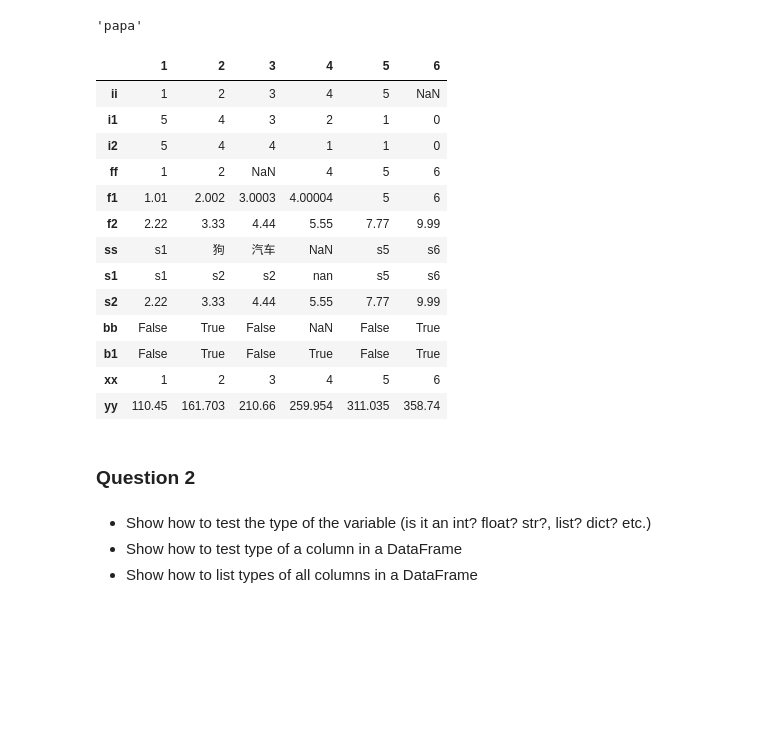
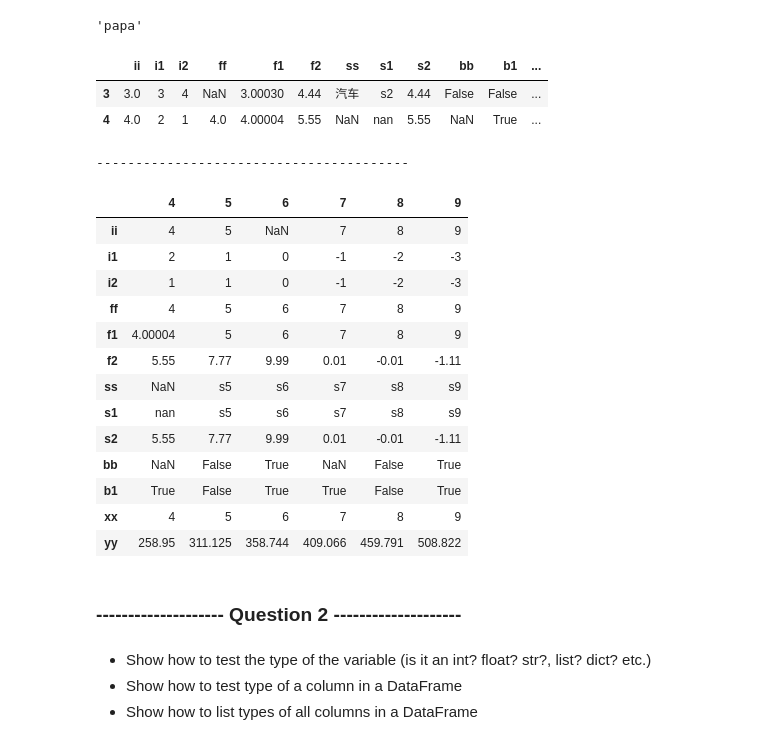
Before and after one commit to lselector/python_tutorials, a Jupyter notebook: c01_Pandas1.ipynb, the cells around one changed output. Cells and saved outputs as stored; diff of their text form; code cells hidden in the pictures; blank space fills up the shorter version.

Commit message:
added separators between questions

```diff
--- a/c01_Pandas1.ipynb
+++ b/c01_Pandas1.ipynb
@@ -99,24 +110,29 @@ def ddd():
 # %%
 aa = ddd()
-aa.head(5).tail(2)
-aa.tail(6).T.copy()
+display(aa.head(5).tail(2))
+print("-"*40)
+display(aa.tail(6).T.copy())
 # %% [output]
-|  | 1 | 2 | 3 | 4 | 5 | 6 |
-| ii | 1 | 2 | 3 | 4 | 5 | NaN |
-| i1 | 5 | 4 | 3 | 2 | 1 | 0 |
-| i2 | 5 | 4 | 4 | 1 | 1 | 0 |
-| ff | 1 | 2 | NaN | 4 | 5 | 6 |
-| f1 | 1.01 | 2.002 | 3.0003 | 4.00004 | 5 | 6 |
-| f2 | 2.22 | 3.33 | 4.44 | 5.55 | 7.77 | 9.99 |
-| ss | s1 | 狗 | 汽车 | NaN | s5 | s6 |
-| s1 | s1 | s2 | s2 | nan | s5 | s6 |
-| s2 | 2.22 | 3.33 | 4.44 | 5.55 | 7.77 | 9.99 |
-| bb | False | True | False | NaN | False | True |
-| b1 | False | True | False | True | False | True |
-| xx | 1 | 2 | 3 | 4 | 5 | 6 |
-| yy | 110.45 | 161.703 | 210.66 | 259.954 | 311.035 | 358.74 |
+|  | ii | i1 | i2 | ff | f1 | f2 | ss | s1 | s2 | bb | b1 | ... |
+| 3 | 3.0 | 3 | 4 | NaN | 3.00030 | 4.44 | 汽车 | s2 | 4.44 | False | False | ... |
+| 4 | 4.0 | 2 | 1 | 4.0 | 4.00004 | 5.55 | NaN | nan | 5.55 | NaN | True | ... |
+----------------------------------------
+|  | 4 | 5 | 6 | 7 | 8 | 9 |
+| ii | 4 | 5 | NaN | 7 | 8 | 9 |
+| i1 | 2 | 1 | 0 | -1 | -2 | -3 |
+| i2 | 1 | 1 | 0 | -1 | -2 | -3 |
+| ff | 4 | 5 | 6 | 7 | 8 | 9 |
+| f1 | 4.00004 | 5 | 6 | 7 | 8 | 9 |
+| f2 | 5.55 | 7.77 | 9.99 | 0.01 | -0.01 | -1.11 |
+| ss | NaN | s5 | s6 | s7 | s8 | s9 |
+| s1 | nan | s5 | s6 | s7 | s8 | s9 |
+| s2 | 5.55 | 7.77 | 9.99 | 0.01 | -0.01 | -1.11 |
+| bb | NaN | False | True | NaN | False | True |
+| b1 | True | False | True | True | False | True |
+| xx | 4 | 5 | 6 | 7 | 8 | 9 |
+| yy | 258.95 | 311.125 | 358.744 | 409.066 | 459.791 | 508.822 |
 # %% [markdown]
-### Question 2
+### -------------------- Question 2 --------------------
 # %% [markdown]
 - Show how to test the type of the variable (is it an int? float? str?, list? dict? etc.)
 - Show how to test type of a column in a DataFrame
```
Also changed, not shown: parts of 48 cells of this notebook, 4 other files.
